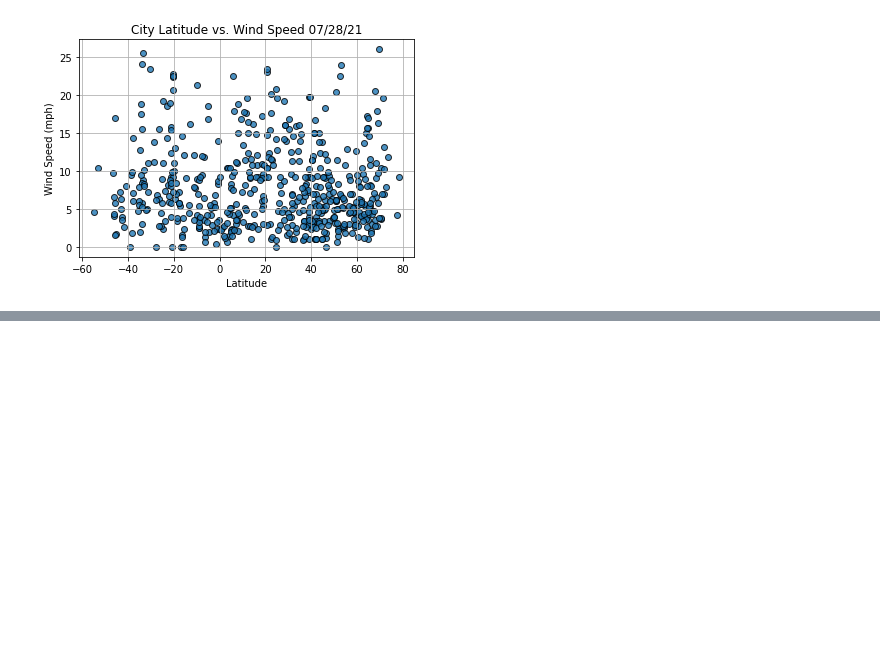
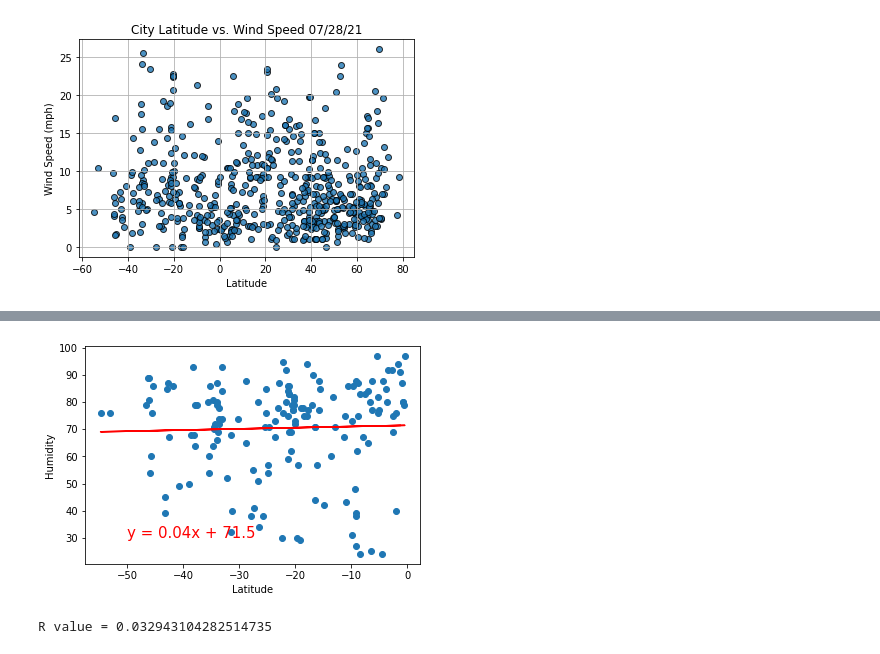
Before and after one commit to natmontero98/World_Weather_Analysis, a Jupyter notebook: WeatherPy.ipynb, the cells around one changed output, grey strips where cells are left out. Cells and saved outputs as stored; diff of their text form; code cells hidden in the pictures; blank space fills up the shorter version.

```diff
--- a/WeatherPy.ipynb
+++ b/WeatherPy.ipynb
@@ -272,0 +352,11 @@ plt.show()
+# %%
+# Find the correlation between latitude and humidity for Southern Hemisphere
+x_values = southern_hemi_df["Lat"]
+y_values = southern_hemi_df["Humidity"]
+# Call the function.
+plot_linear_regression(x_values, y_values,
+                       'Linear Regression on the Southern Hemisphere \
+                        for % Humidity', 'Humidity',(-50,30))
+# %% [output]
+[figure, added]
+R value = 0.032943104282514735
```
Also changed, not shown: parts of 11 cells of this notebook.
